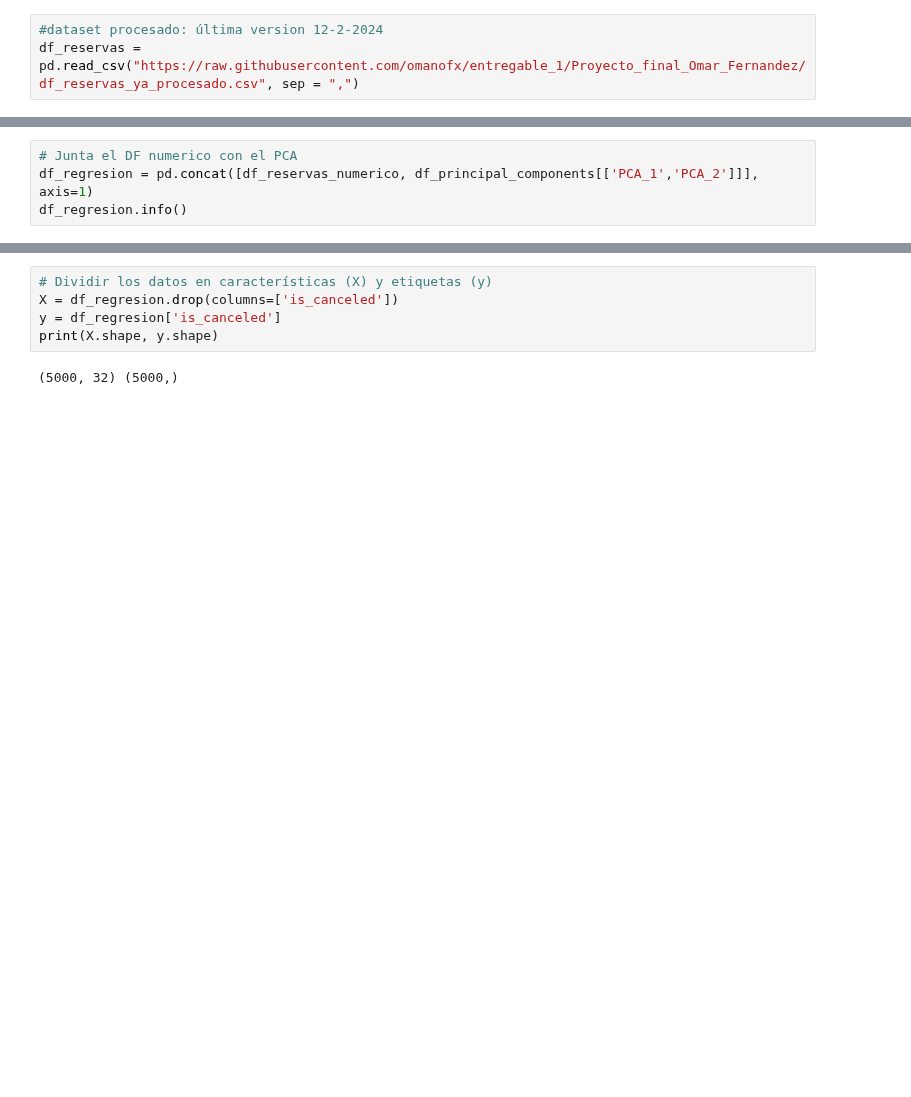
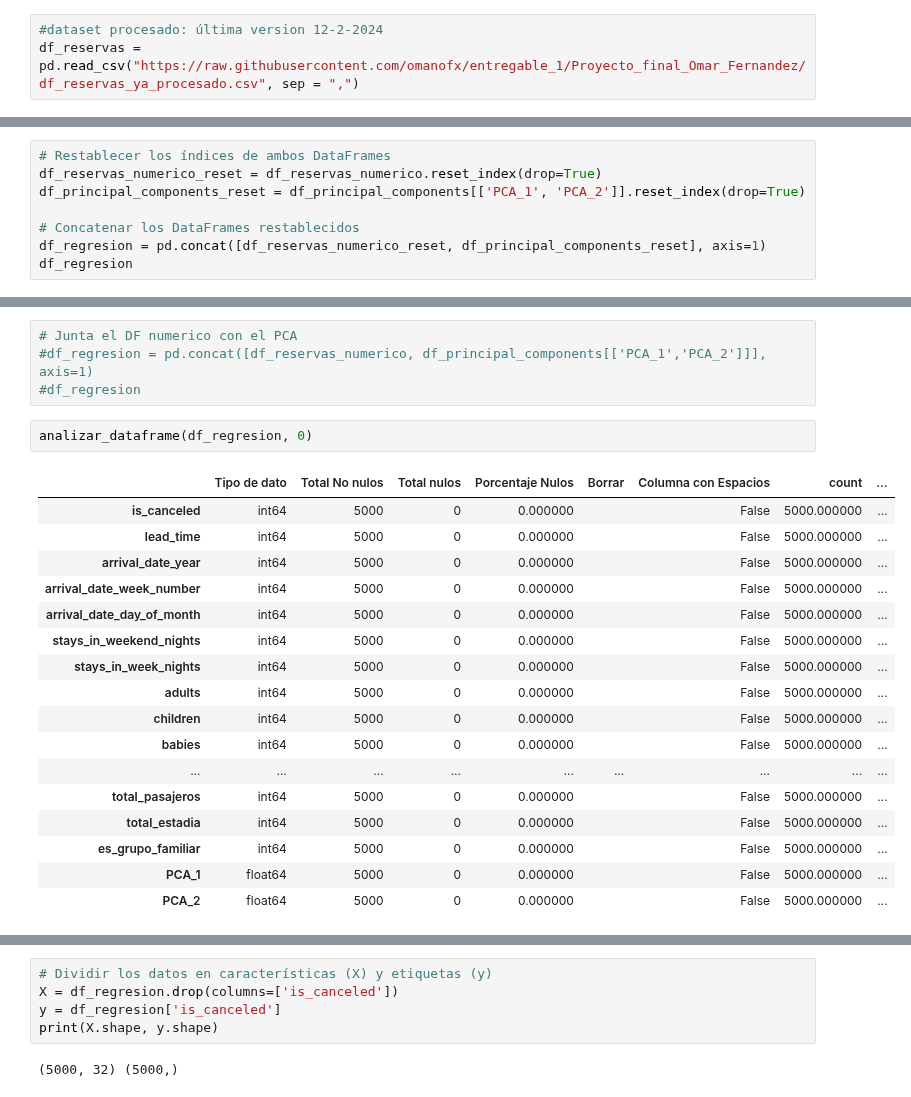
Before and after one commit to omanofx/entregable_1, a Jupyter notebook: cross_validation_Omar_Fernandez.ipynb, the cells around one changed output, grey strips where cells are left out. Cells and saved outputs as stored; diff of their text form; blank space fills up the shorter version.

```diff
--- a/cross_validation_Omar_Fernandez.ipynb
+++ b/cross_validation_Omar_Fernandez.ipynb
@@ -177,0 +180,8 @@ df_principal_components
+# %%
+# Restablecer los índices de ambos DataFrames
+df_reservas_numerico_reset = df_reservas_numerico.reset_index(drop=True)
+df_principal_components_reset = df_principal_components[['PCA_1', 'PCA_2']].reset_index(drop=True)
+
+# Concatenar los DataFrames restablecidos
+df_regresion = pd.concat([df_reservas_numerico_reset, df_principal_components_reset], axis=1)
+df_regresion
@@ -178,6 +202,26 @@ df_principal_components
 # %%
 # Junta el DF numerico con el PCA
-df_regresion = pd.concat([df_reservas_numerico, df_principal_components[['PCA_1','PCA_2']]], axis=1)
-df_regresion.info()
+#df_regresion = pd.concat([df_reservas_numerico, df_principal_components[['PCA_1','PCA_2']]], axis=1)
+#df_regresion
+# %%
+analizar_dataframe(df_regresion, 0)
+# %% [output]
+|  | Tipo de dato | Total No nulos | Total nulos | Porcentaje Nulos | Borrar | Columna con Espacios | count | ... |
+| is_canceled | int64 | 5000 | 0 | 0.000000 |  | False | 5000.000000 | ... |
+| lead_time | int64 | 5000 | 0 | 0.000000 |  | False | 5000.000000 | ... |
+| arrival_date_year | int64 | 5000 | 0 | 0.000000 |  | False | 5000.000000 | ... |
+| arrival_date_week_number | int64 | 5000 | 0 | 0.000000 |  | False | 5000.000000 | ... |
+| arrival_date_day_of_month | int64 | 5000 | 0 | 0.000000 |  | False | 5000.000000 | ... |
+| stays_in_weekend_nights | int64 | 5000 | 0 | 0.000000 |  | False | 5000.000000 | ... |
+| stays_in_week_nights | int64 | 5000 | 0 | 0.000000 |  | False | 5000.000000 | ... |
+| adults | int64 | 5000 | 0 | 0.000000 |  | False | 5000.000000 | ... |
+| children | int64 | 5000 | 0 | 0.000000 |  | False | 5000.000000 | ... |
+| babies | int64 | 5000 | 0 | 0.000000 |  | False | 5000.000000 | ... |
+| ... | ... | ... | ... | ... | ... | ... | ... | ... |
+| total_pasajeros | int64 | 5000 | 0 | 0.000000 |  | False | 5000.000000 | ... |
+| total_estadia | int64 | 5000 | 0 | 0.000000 |  | False | 5000.000000 | ... |
+| es_grupo_familiar | int64 | 5000 | 0 | 0.000000 |  | False | 5000.000000 | ... |
+| PCA_1 | float64 | 5000 | 0 | 0.000000 |  | False | 5000.000000 | ... |
+| PCA_2 | float64 | 5000 | 0 | 0.000000 |  | False | 5000.000000 | ... |
 # %%
 # probar con los features calculados con PCA
```
Also changed, not shown: parts of 17 cells of this notebook.
